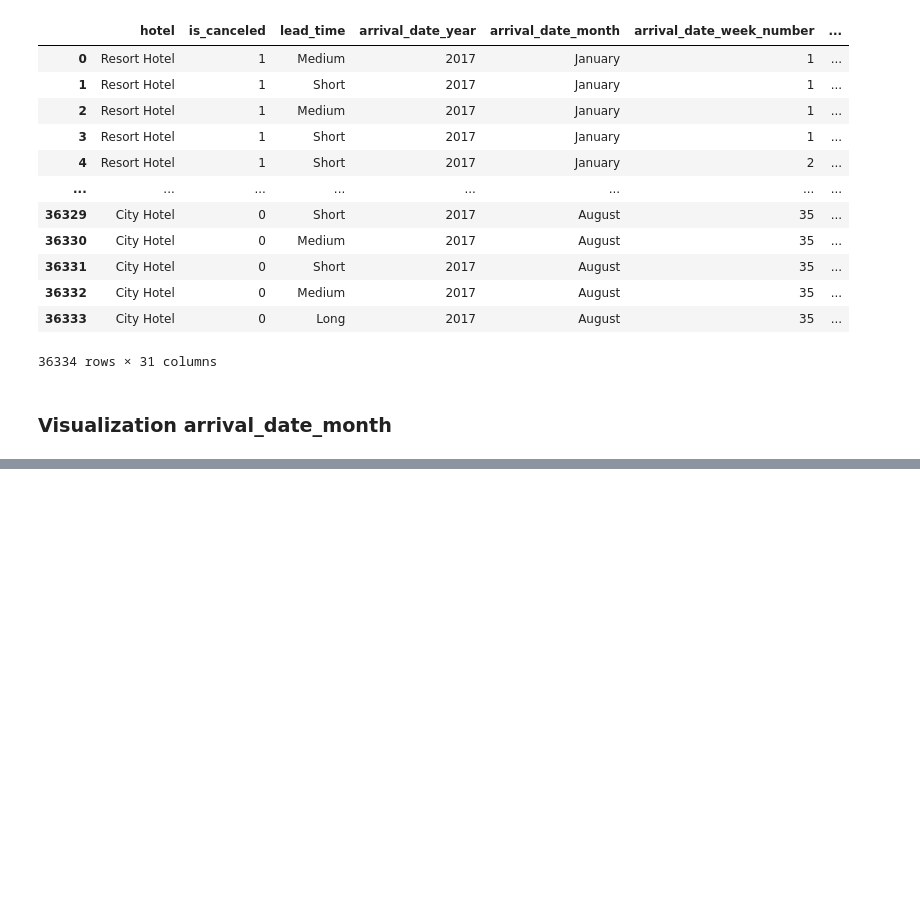
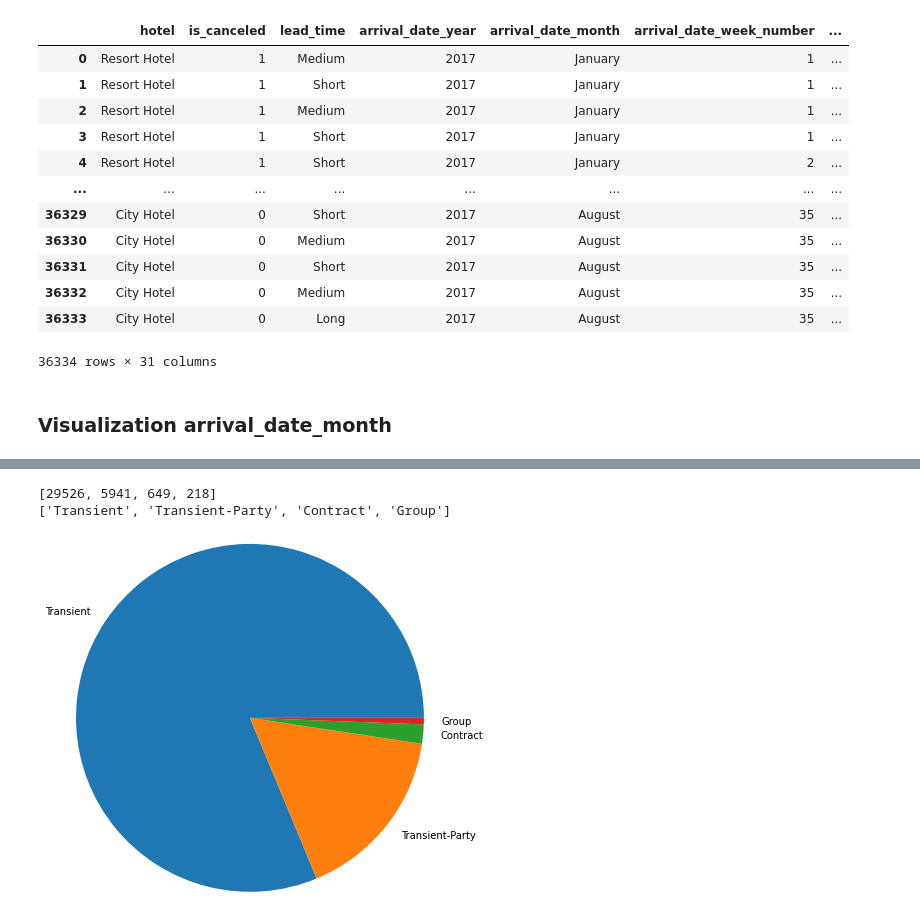
Before and after one commit to ferdinosaurus/intermediate-python-AI-INDONESIA, a Jupyter notebook: Final Project/SoalB.ipynb, the cells around one changed output, grey strips where cells are left out. Cells and saved outputs as stored; diff of their text form; code cells hidden in the pictures; blank space fills up the shorter version.

```diff
--- a/Final Project/SoalB.ipynb
+++ b/Final Project/SoalB.ipynb
@@ -354,0 +391,11 @@ plt.show()
+# %%
+print(data_hotel_clean['customer_type'].value_counts().tolist())
+print(data_hotel_clean['customer_type'].value_counts().index.tolist())
+
+
+plt.pie(data_hotel_clean['customer_type'].value_counts().tolist(),labels=data_hotel_clean['customer_type'].value_counts().index.tolist(),radius=2)
+plt.show()
+# %% [output]
+[29526, 5941, 649, 218]
+['Transient', 'Transient-Party', 'Contract', 'Group']
+[figure, added]
```
Also changed, not shown: parts of 5 cells of this notebook.
